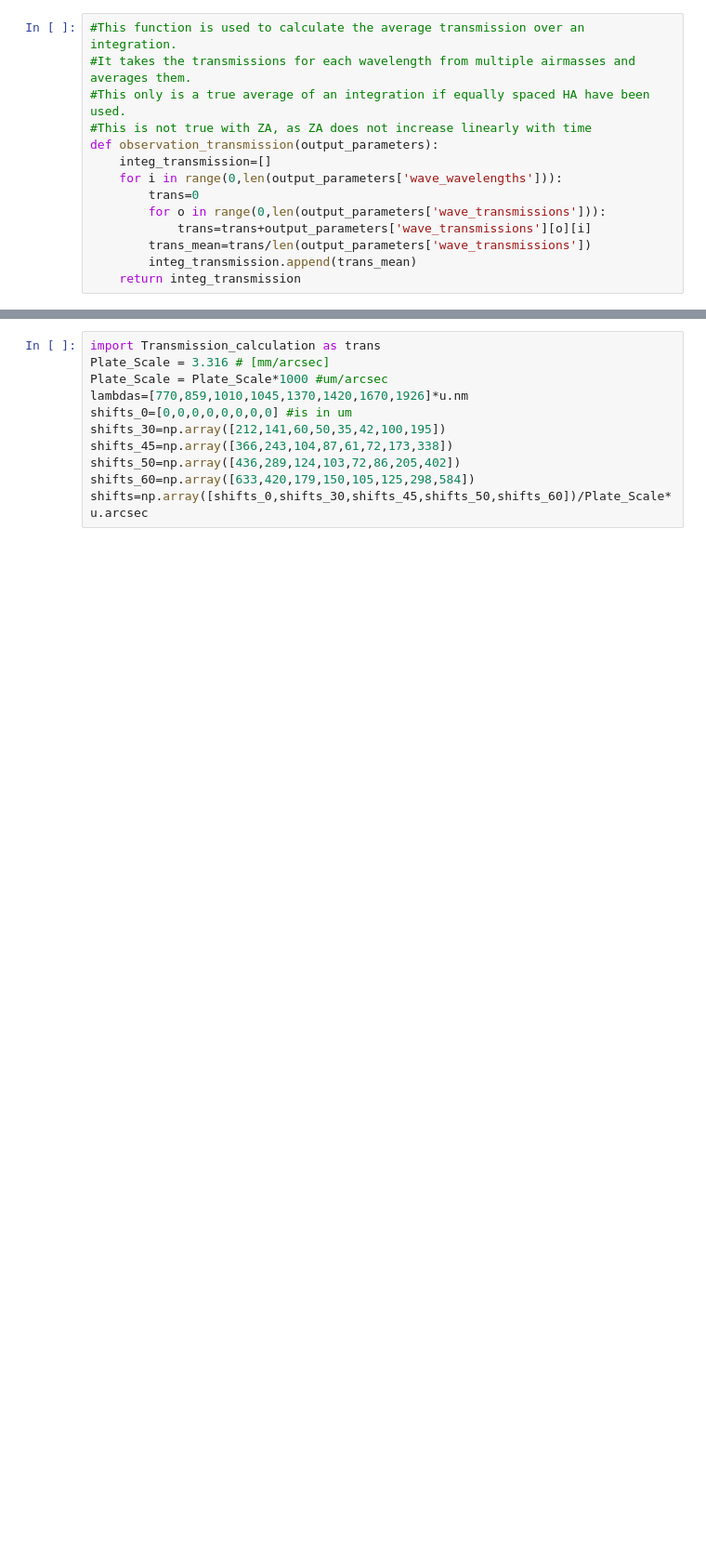
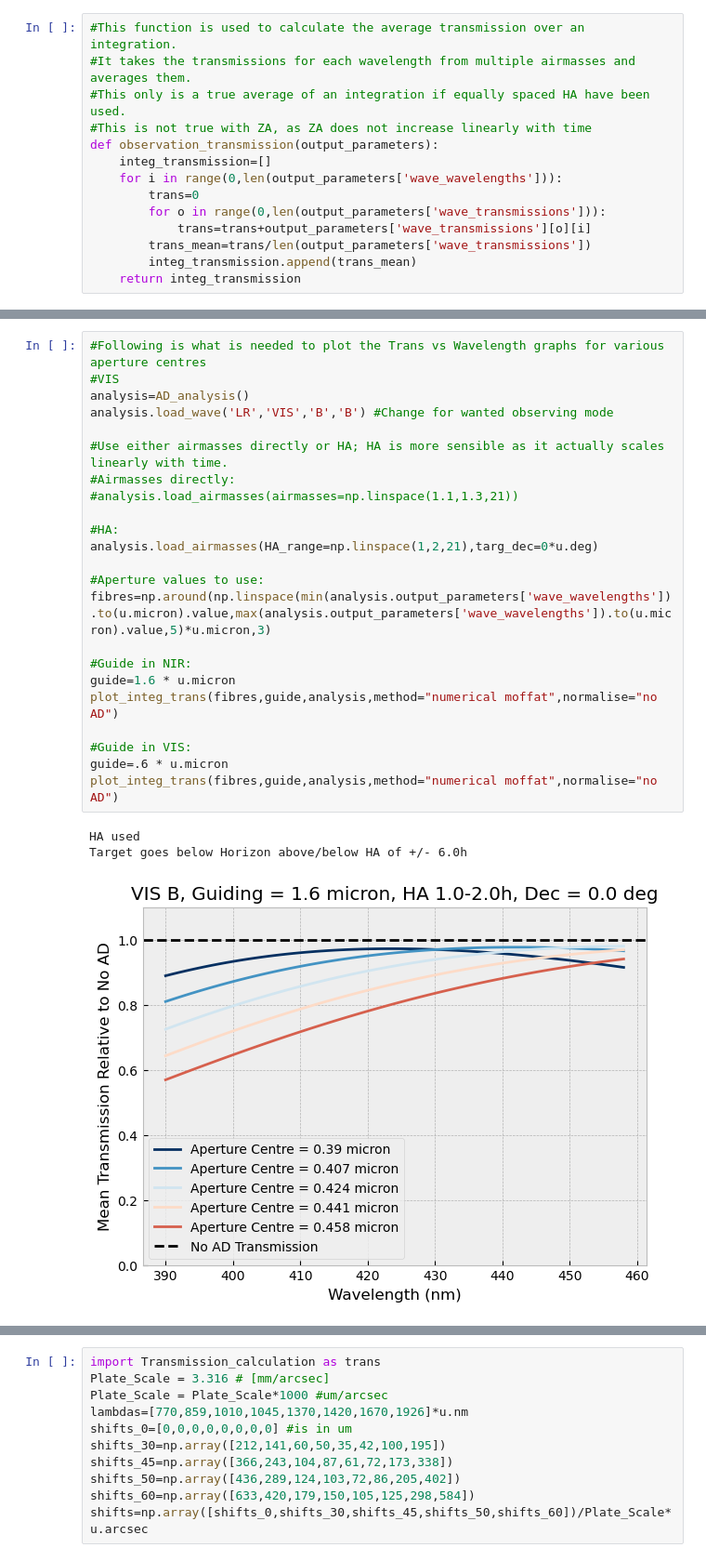
Before and after one commit to JamianStephan/MOSAIC-AD-Analysis, a Jupyter notebook: Main-Version/Integration Graphs.ipynb, the cells around one changed output, grey strips where cells are left out. Shown at 93% size. Drawn from its saved outputs; the diff is of its cells as text; blank space fills up the shorter version.

```diff
--- a/Main-Version/Integration Graphs.ipynb
+++ b/Main-Version/Integration Graphs.ipynb
@@ -115,0 +121,27 @@ def plot_integ_trans(fibres,guide,analysis,normalise="none",method="numerical mo
+# %%
+#Following is what is needed to plot the Trans vs Wavelength graphs for various aperture centres
+#VIS
+analysis=AD_analysis()
+analysis.load_wave('LR','VIS','B','B') #Change for wanted observing mode
+
+#Use either airmasses directly or HA; HA is more sensible as it actually scales linearly with time.
+#Airmasses directly:
+#analysis.load_airmasses(airmasses=np.linspace(1.1,1.3,21))
+
+#HA:
+analysis.load_airmasses(HA_range=np.linspace(1,2,21),targ_dec=0*u.deg)
+
+#Aperture values to use:
+fibres=np.around(np.linspace(min(analysis.output_parameters['wave_wavelengths']).to(u.micron).value,max(analysis.output_parameters['wave_wavelengths']).to(u.micron).value,5)*u.micron,3)
+
+#Guide in NIR:
+guide=1.6 * u.micron
+plot_integ_trans(fibres,guide,analysis,method="numerical moffat",normalise="no AD")
+
+#Guide in VIS:
+guide=.6 * u.micron
+plot_integ_trans(fibres,guide,analysis,method="numerical moffat",normalise="no AD")
+# %% [output]
+HA used
+Target goes below Horizon above/below HA of +/- 6.0h
+[figure, added]
```
Also changed, not shown: parts of 19 cells of this notebook, 9 other files.
